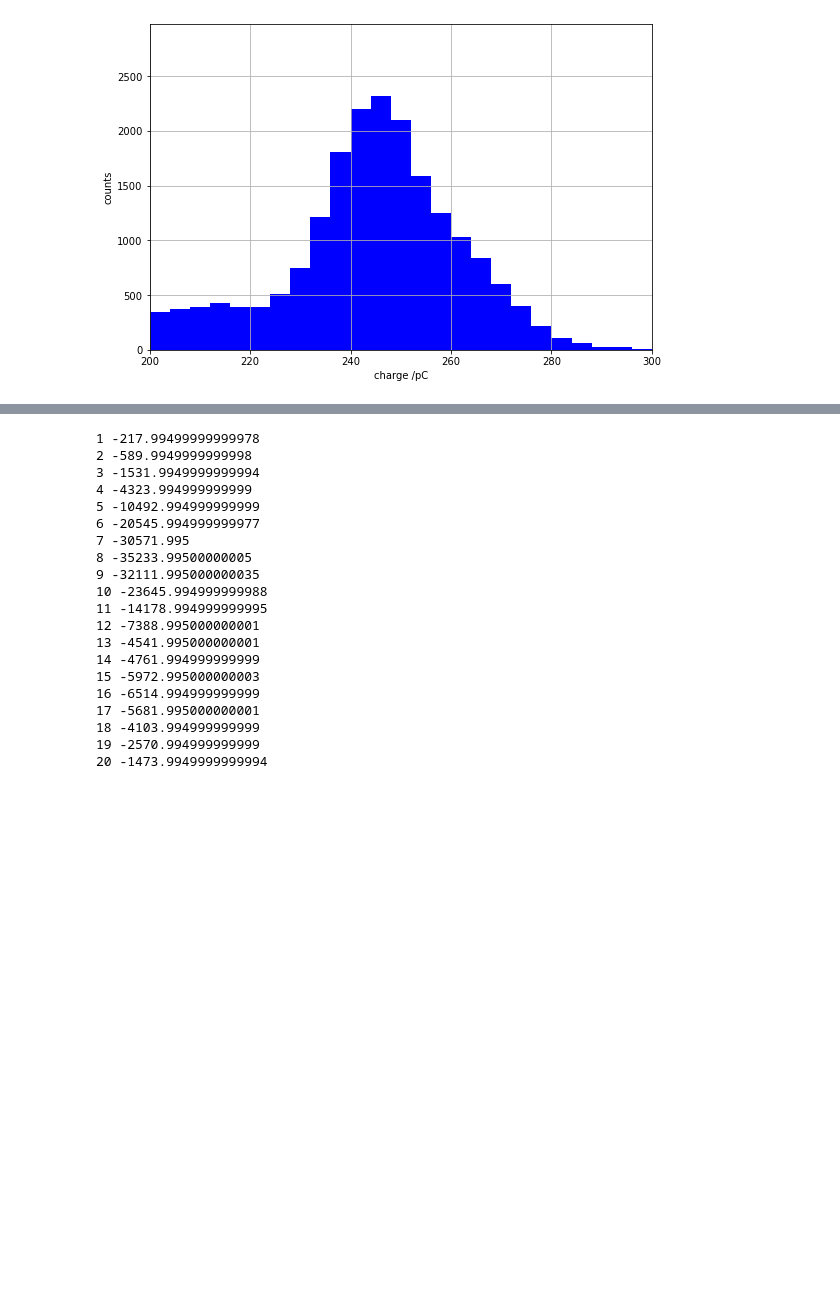
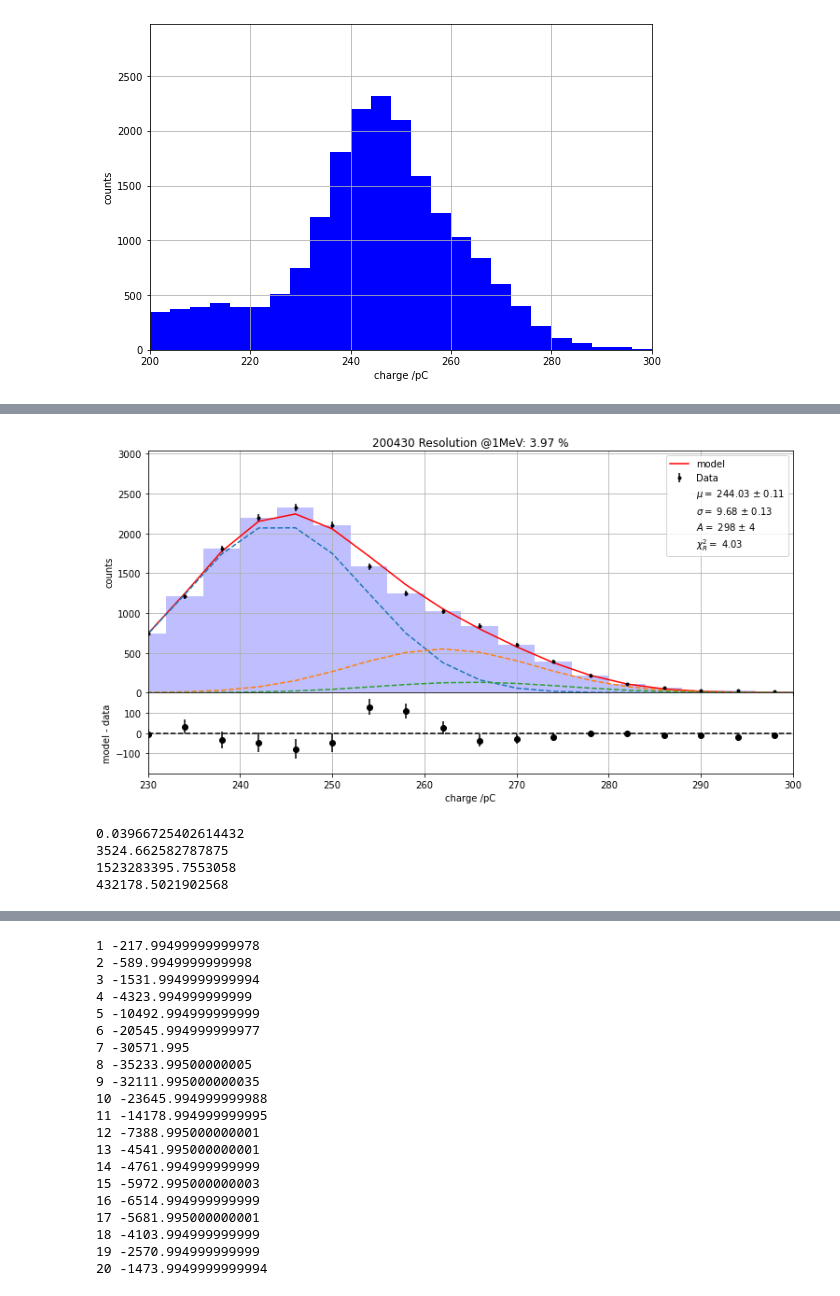
Before and after one commit to SuperNEMO-DBD/PMT-ShapeAnalysis, a Jupyter notebook: pmt_he_study/pulse_fitter.ipynb, the cells around one changed output, grey strips where cells are left out. Cells and saved outputs as stored; diff of their text form; code cells hidden in the pictures; blank space fills up the shorter version.

```diff
--- a/pmt_he_study/pulse_fitter.ipynb
+++ b/pmt_he_study/pulse_fitter.ipynb
@@ -133,5 +137,13 @@ plt.title(r'Model: $A=${:.2f} $\mu=${:.2f} $\sigma=${:.2f}'.format(popt[0], popt
 plt.legend()
 #plt.yscale('log')
 plt.savefig('/Users/williamquinn/Desktop/pulse_fit.pdf')
+
+av_hist = ROOT.TH1D("1400V_pulse_30ns_Ch0", "1400V_pulse_30ns_Ch0", len(template), 0, len(template))
+for i in range(len(template)):
+    av_hist.SetBinContent(i+1, template[i])
+
+root_file = ROOT.TFile("/Users/williamquinn/Desktop/1400V_pulse_30ns.root", "CREATE")
+root_file.cd()
+av_hist.Write()
 # %% [output]
 [-1.00798842 10.11116109  2.21924508]
@@ -271,0 +334,67 @@ plt.savefig("/Users/williamquinn/Desktop/1400V_bi207_charge_spec.pdf")
+# %%
+#PLOT
+date = '200430'
+mu = popt[1]
+mu_err = perr[1]
+A = popt[0]
+A_err = perr[0]
+sig = popt[2]
+sig_err = perr[2]
+fig1 = plt.figure(figsize=(12,6), facecolor='white')
+#Plot Data-model
+frame1=fig1.add_axes((.1,.3,.8,.6))
+#xstart, ystart, xend, yend [units are fraction of the image frame, from bottom left corner]
+plt.bar(bin_centres, freq, width = width, color='b', alpha=0.25)
+plt.errorbar(bin_centres, freq, yerr=np.sqrt(freq), fmt='k.', label = 'Data')
+plt.plot(bin_centres,
+         bi_fun(x=bin_centres, mu=mu, sig=sig, A=A), 'r-',
+         label = 'model')
+plt.plot(bin_centres, gaus(x= bin_centres, mu=mu, sig=sig, A=A*7.08), '--')
+plt.plot(bin_centres, gaus(x=bin_centres, mu=mu*(1 + 72.144/975.651), sig=sig*1.036, A=A*1.84), '--')
+plt.plot(bin_centres, gaus(x=bin_centres, mu=mu*(1 + 84.154/975.651), sig=sig*1.042, A=A*0.44), '--')
+plt.grid()
+frame1.set_xticklabels([])
+
+handles, labels = plt.gca().get_legend_handles_labels()
+patch = matplotlib.patches.Patch(color='white', label=r'$\mu =$ {:.2f} ± {:.2f}'.format(mu, mu_err))
+patch_1 = matplotlib.patches.Patch(color='white', label=r'$\sigma =$ {:.2f} ± {:.2f}'.format(sig, sig_err))
+patch_2 = matplotlib.patches.Patch(color='white', label=r'$A =$ {:.0f} ± {:.0f}'.format(A, A_err))
+patch_3 = matplotlib.patches.Patch(color='white', label=r'$\chi^2_R =$ {:.2f}'.format(chi))
+handles.extend([patch, patch_1, patch_2, patch_3])
+plt.legend(handles=handles, loc='upper right')
+
+
+plt.ylabel('counts')
+plt.xlim(lower, higher)
+plt.title(date+' Resolution @1MeV: {:.2f} %'.format(sig/mu * 100))
+plt.xlim(lower, higher)
+
+#Residual plot
+frame2=fig1.add_axes((.1,.1,.8,.2))
+plt.errorbar(bin_centres,
+             bi_fun(x=bin_centres,mu=mu, sig=sig, A=A) - freq,
+             yerr= np.sqrt(freq), fmt='ko')
+plt.grid()
+plt.xlim(lower, higher)
+plt.xlabel('charge /pC')
+plt.ylabel('model - data')
+plt.axhline(0,ls = '--', color='black')
+plt.xlim(lower, higher)
+plt.ylim(-199,199)
+plt.savefig("/Users/williamquinn/Desktop/1400V_bi207_charge_spec_fit.pdf")
+# %% [output]
+[figure, added]
+# %%
+e = 1.602e-19
+r = 9.68/244.03
+print(r)
+npe = (2.355/r)**2
+print(npe)
+ne = 244.03 * 1e-12/e
+print(ne)
+print(ne/npe)
+# %% [output]
+0.03966725402614432
+3524.662582787875
+1523283395.7553058
+432178.5021902568
```
Also changed, not shown: parts of 14 cells of this notebook, 4 other files.
